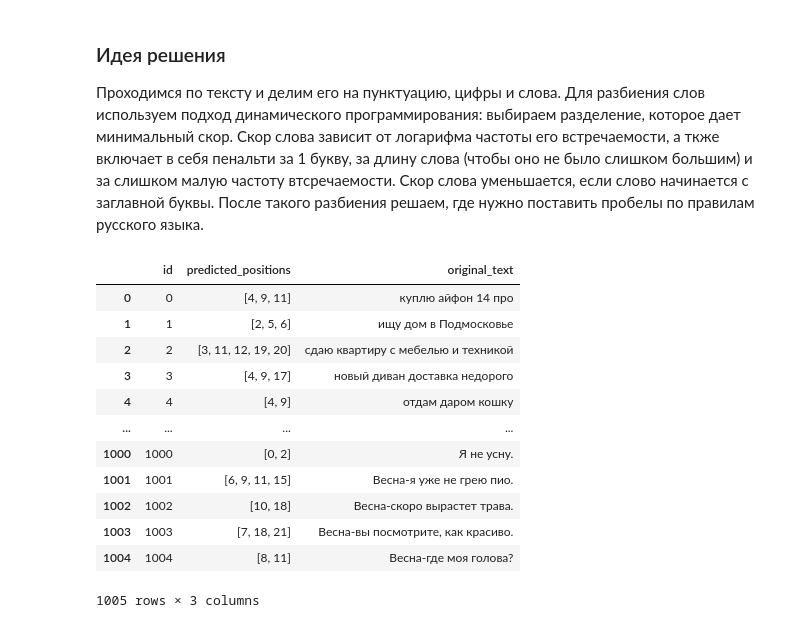
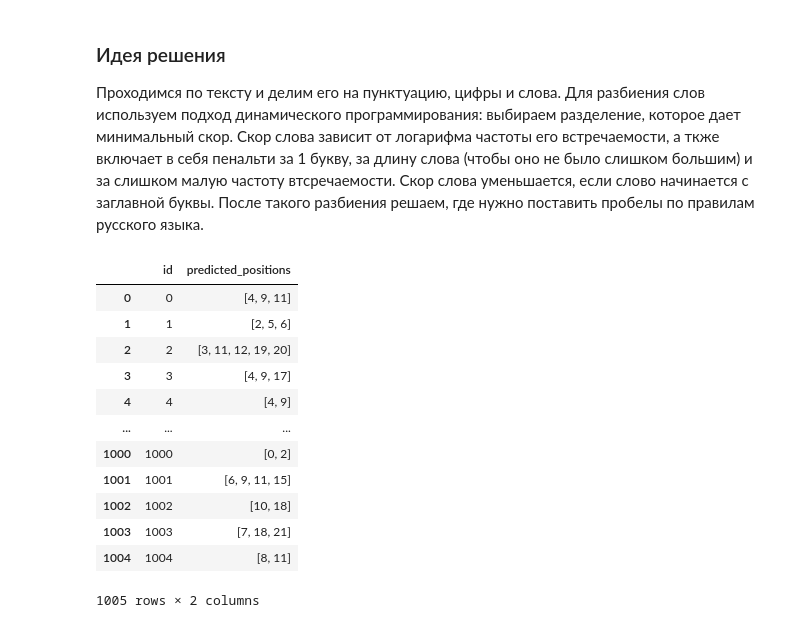
Before and after one commit to arinagoncharova2005/space-insertion, a Jupyter notebook: solution_space_insertion.ipynb, the cells around one changed output. Cells and saved outputs as stored; diff of their text form; code cells hidden in the pictures.

```diff
--- a/solution_space_insertion.ipynb
+++ b/solution_space_insertion.ipynb
@@ -239,32 +239,31 @@ def extract_words_and_spaces(text):
 # %%
 result = []
 extract_words_and_spaces(data_df['text_no_spaces'][0])
 for idx, row in data_df.iterrows():
     restored_text, space_positions = extract_words_and_spaces(row['text_no_spaces'])
     cur_id = row['id']
     cur_predicted_positions = space_positions
     cur_result = {
         'id': cur_id,
-        'predicted_positions': cur_predicted_positions,
-        'original_text': restored_text
+        'predicted_positions': cur_predicted_positions
     }
     result.append(cur_result)
 result_df = pd.DataFrame(result)
 result_df
 # %% [output]
-|  | id | predicted_positions | original_text |
-| 0 | 0 | [4, 9, 11] | куплю айфон 14 про |
-| 1 | 1 | [2, 5, 6] | ищу дом в Подмосковье |
-| 2 | 2 | [3, 11, 12, 19, 20] | сдаю квартиру с мебелью и техникой |
-| 3 | 3 | [4, 9, 17] | новый диван доставка недорого |
-| 4 | 4 | [4, 9] | отдам даром кошку |
-| ... | ... | ... | ... |
-| 1000 | 1000 | [0, 2] | Я не усну. |
-| 1001 | 1001 | [6, 9, 11, 15] | Весна-я уже не грею пио. |
-| 1002 | 1002 | [10, 18] | Весна-скоро вырастет трава. |
-| 1003 | 1003 | [7, 18, 21] | Весна-вы посмотрите, как красиво. |
-| 1004 | 1004 | [8, 11] | Весна-где моя голова? |
+|  | id | predicted_positions |
+| 0 | 0 | [4, 9, 11] |
+| 1 | 1 | [2, 5, 6] |
+| 2 | 2 | [3, 11, 12, 19, 20] |
+| 3 | 3 | [4, 9, 17] |
+| 4 | 4 | [4, 9] |
+| ... | ... | ... |
+| 1000 | 1000 | [0, 2] |
+| 1001 | 1001 | [6, 9, 11, 15] |
+| 1002 | 1002 | [10, 18] |
+| 1003 | 1003 | [7, 18, 21] |
+| 1004 | 1004 | [8, 11] |
-1005 rows × 3 columns
+1005 rows × 2 columns
 # %%
 # save result
 result_df.to_csv("submission.csv", index=False)
```
Also changed, not shown: 1 other file.
